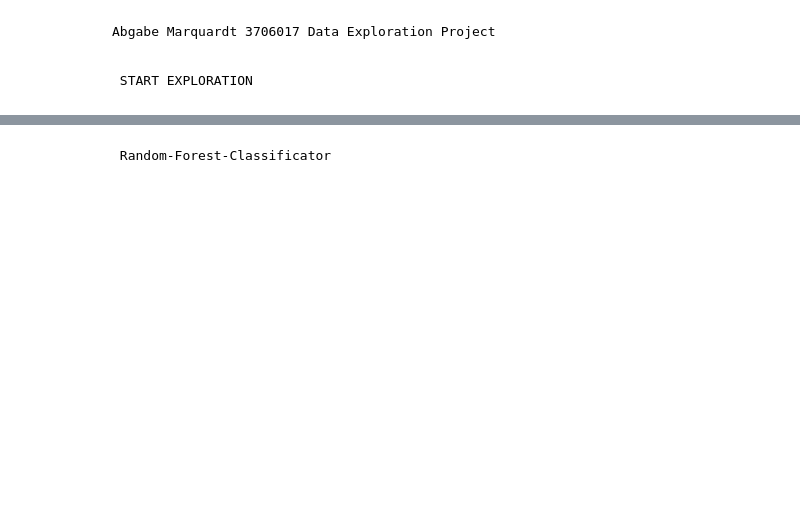
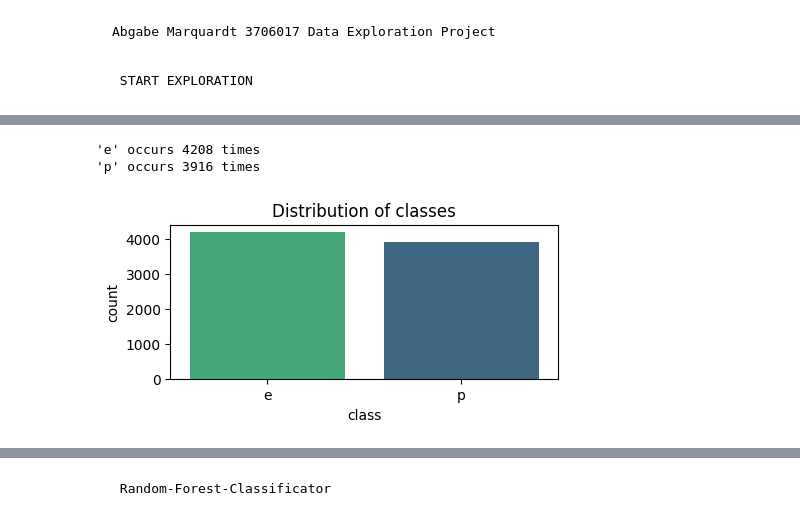
Before and after one commit to Julian-wi22060/DataExplorationProject, a Jupyter notebook: marquardt.ipynb, the cells around one changed output, grey strips where cells are left out. Drawn from its saved outputs; the diff is of its cells as text; code cells hidden in the pictures; blank space fills up the shorter version.

```diff
--- a/marquardt.ipynb
+++ b/marquardt.ipynb
@@ -515,0 +86,21 @@ plt.show()
+# %%
+# Determine the frequency of the classes and sort by size
+class_counts = mushroom_data['class'].value_counts().sort_values(ascending=False).index
+
+# List of class values to count
+class_values = ['e', 'p']
+
+# Loop through class values and count occurrences
+for class_val in class_values:
+    sum_class = (mushroom_data['class'] == class_val).sum()
+    print(f"'{class_val}' occurs {sum_class} times")
+
+# Visualization of the class-distributions
+plt.figure(figsize=(5, 2))
+sns.countplot(x='class', hue='class', data=mushroom_data, palette='viridis', order=class_counts, legend=False)
+plt.title('Distribution of classes')
+plt.show()
+# %% [output]
+'e' occurs 4208 times
+'p' occurs 3916 times
+[figure, added]
```
Also changed, not shown: parts of 57 cells of this notebook.
